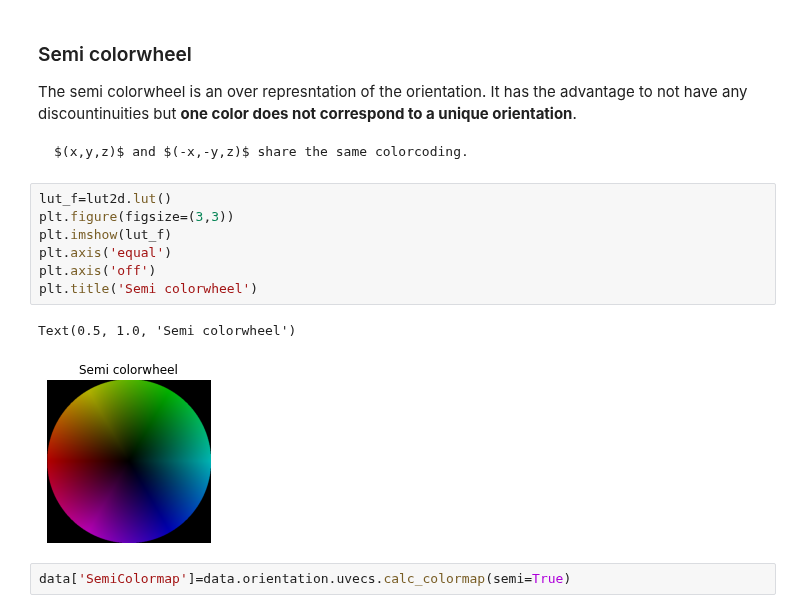
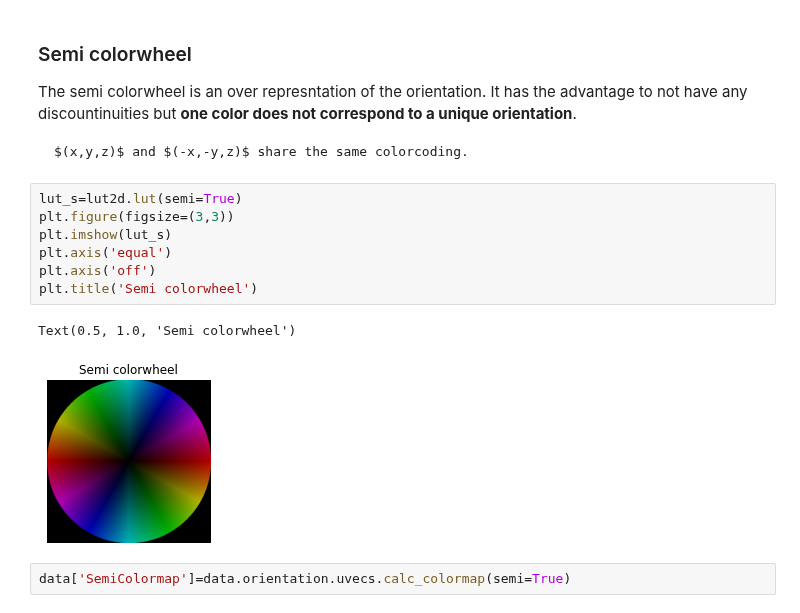
Before and after one commit to ThomasChauve/AITA-book, a Jupyter notebook: _sources/docs/The_dataArray_structure.ipynb, the cells around one changed output. Saved outputs shown, nothing was run; the diff lists cells and outputs as text.

````diff
--- a/_sources/docs/The_dataArray_structure.ipynb
+++ b/_sources/docs/The_dataArray_structure.ipynb
@@ -163,15 +162,15 @@ The semi colorwheel is an over represntation of the orientation. It has the adva
 $(x,y,z)$ and $(-x,-y,z)$ share the same colorcoding.
 ```
 # %%
-lut_f=lut2d.lut()
+lut_s=lut2d.lut(semi=True)
 plt.figure(figsize=(3,3))
-plt.imshow(lut_f)
+plt.imshow(lut_s)
 plt.axis('equal')
 plt.axis('off')
 plt.title('Semi colorwheel')
 # %% [output]
 Text(0.5, 1.0, 'Semi colorwheel')
-[figure, old version]
+[figure, new version]
 # %%
 data['SemiColormap']=data.orientation.uvecs.calc_colormap(semi=True)
 # %%
````
Also changed, not shown: parts of 2 cells of this notebook, 12 other files.
